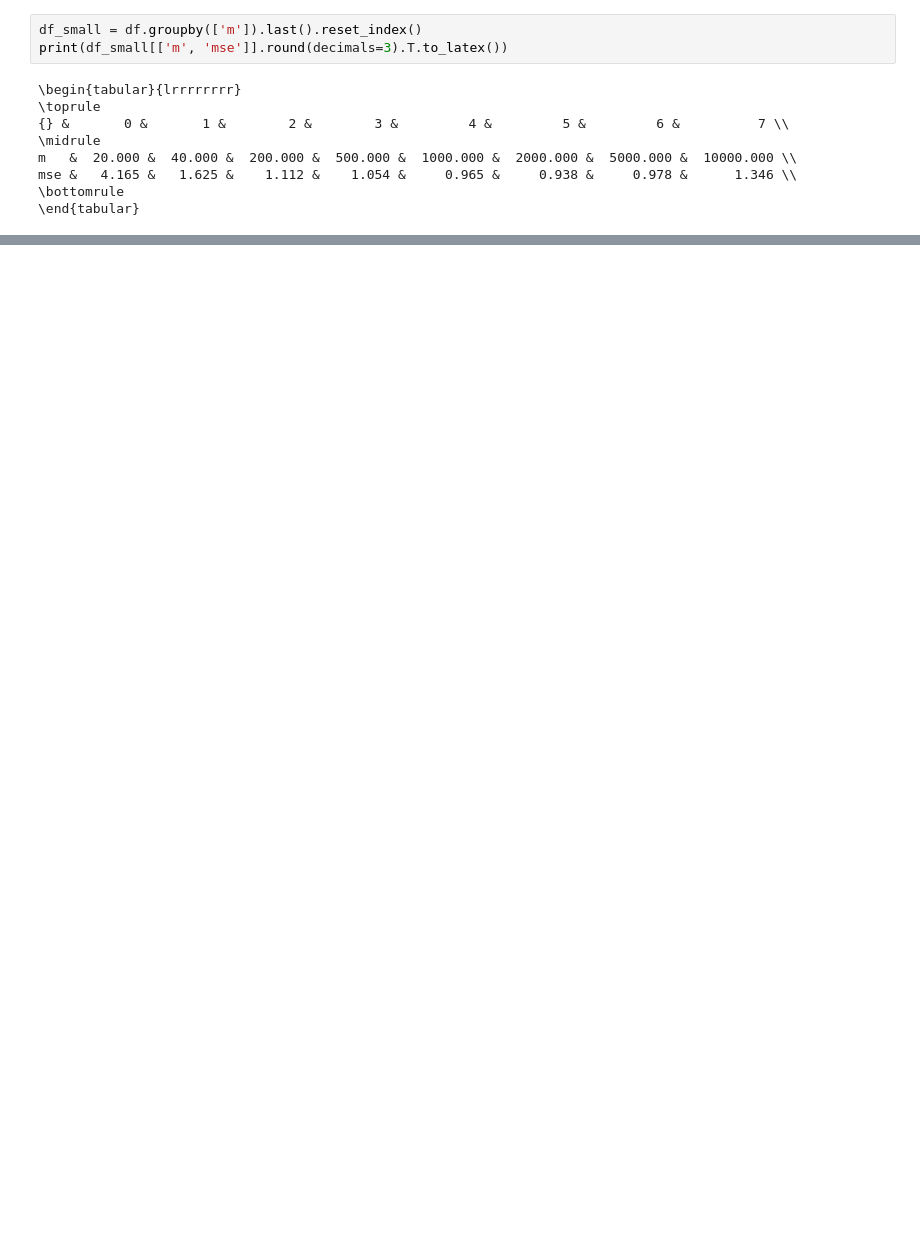
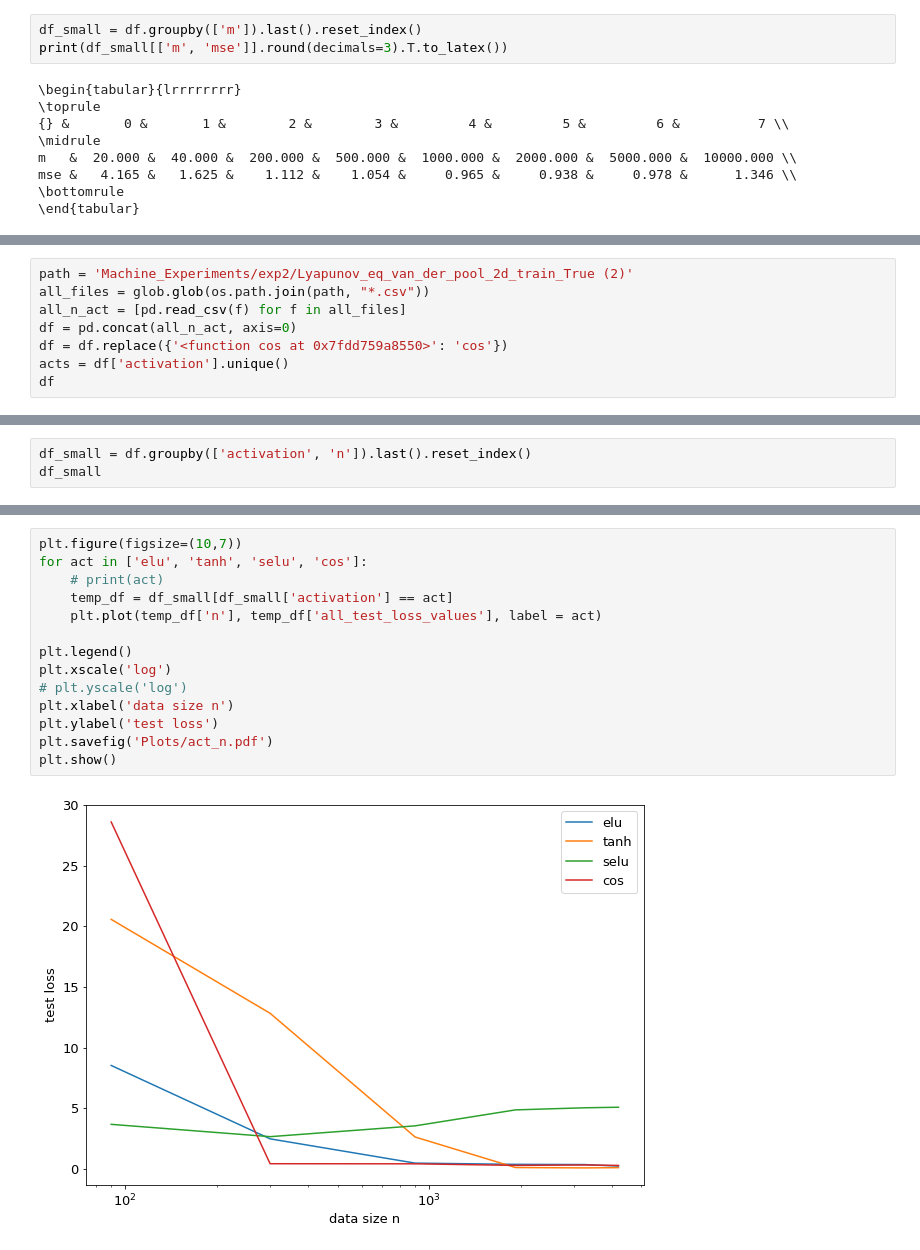
Before and after one commit to kyrxanthos/NN_dynamical_systems, a Jupyter notebook: plot_machine_runs.ipynb, the cells around one changed output, grey strips where cells are left out. Cells and saved outputs as stored; diff of their text form; blank space fills up the shorter version.

```diff
--- a/plot_machine_runs.ipynb
+++ b/plot_machine_runs.ipynb
@@ -143,0 +150,8 @@ plt.show()
+# %%
+path = 'Machine_Experiments/exp2/Lyapunov_eq_van_der_pool_2d_train_True (2)'
+all_files = glob.glob(os.path.join(path, "*.csv"))
+all_n_act = [pd.read_csv(f) for f in all_files]
+df = pd.concat(all_n_act, axis=0)
+df = df.replace({'<function cos at 0x7fdd759a8550>': 'cos'})
+acts = df['activation'].unique()
+df
@@ -143,0 +175,3 @@ plt.show()
+# %%
+df_small = df.groupby(['activation', 'n']).last().reset_index()
+df_small
@@ -143,0 +196,16 @@ plt.show()
+# %%
+plt.figure(figsize=(10,7))
+for act in ['elu', 'tanh', 'selu', 'cos']:
+    # print(act)
+    temp_df = df_small[df_small['activation'] == act]
+    plt.plot(temp_df['n'], temp_df['all_test_loss_values'], label = act)
+
+plt.legend()
+plt.xscale('log')
+# plt.yscale('log')
+plt.xlabel('data size n')
+plt.ylabel('test loss')
+plt.savefig('Plots/act_n.pdf')
+plt.show()
+# %% [output]
+[figure, added]
```
Also changed, not shown: parts of 9 cells of this notebook, 10 other files.
